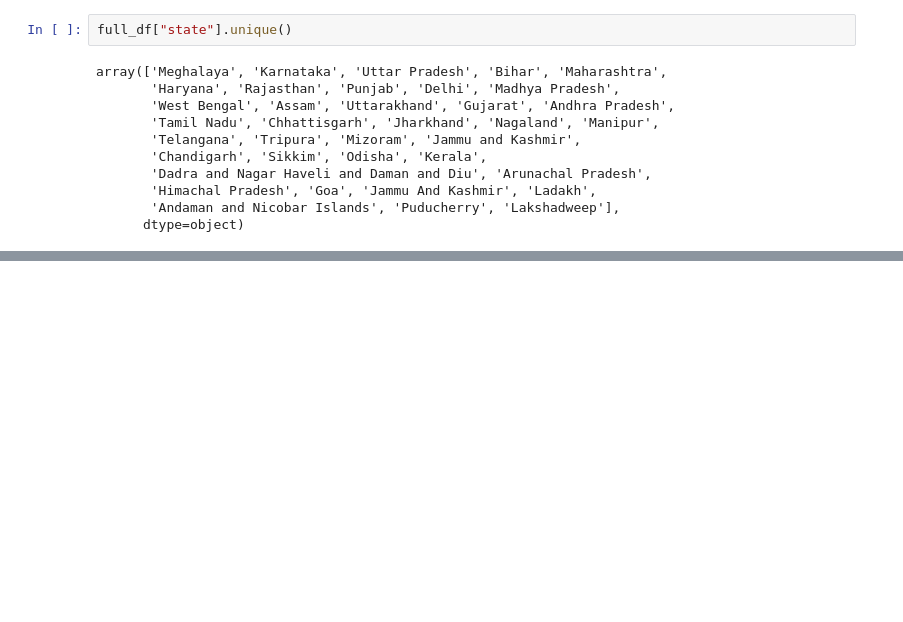
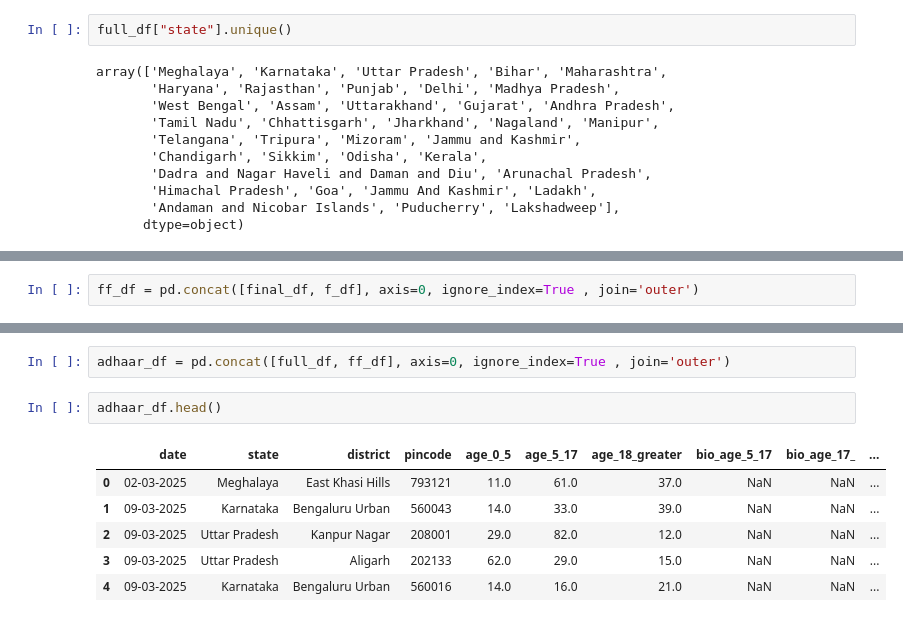
Before and after one commit to tirthbhanderi2006/UIDAI-Unlocking-Societal-Trends-in-Aadhaar-Enrolment-and-Updates, a Jupyter notebook: adhaar_biometric.ipynb, the cells around one changed output, grey strips where cells are left out. Drawn from its saved outputs; the diff is of its cells as text; blank space fills up the shorter version.

```diff
--- a/adhaar_biometric.ipynb
+++ b/adhaar_biometric.ipynb
@@ -496,0 +488,2 @@ full_df.head()
+# %%
+ff_df = pd.concat([final_df, f_df], axis=0, ignore_index=True , join='outer')
@@ -496,0 +503,11 @@ full_df.head()
+# %%
+adhaar_df = pd.concat([full_df, ff_df], axis=0, ignore_index=True , join='outer')
+# %%
+adhaar_df.head()
+# %% [output]
+|  | date | state | district | pincode | age_0_5 | age_5_17 | age_18_greater | bio_age_5_17 | bio_age_17_ | ... |
+| 0 | 02-03-2025 | Meghalaya | East Khasi Hills | 793121 | 11.0 | 61.0 | 37.0 | NaN | NaN | ... |
+| 1 | 09-03-2025 | Karnataka | Bengaluru Urban | 560043 | 14.0 | 33.0 | 39.0 | NaN | NaN | ... |
+| 2 | 09-03-2025 | Uttar Pradesh | Kanpur Nagar | 208001 | 29.0 | 82.0 | 12.0 | NaN | NaN | ... |
+| 3 | 09-03-2025 | Uttar Pradesh | Aligarh | 202133 | 62.0 | 29.0 | 15.0 | NaN | NaN | ... |
+| 4 | 09-03-2025 | Karnataka | Bengaluru Urban | 560016 | 14.0 | 16.0 | 21.0 | NaN | NaN | ... |
```
Also changed, not shown: parts of 6 cells of this notebook.
